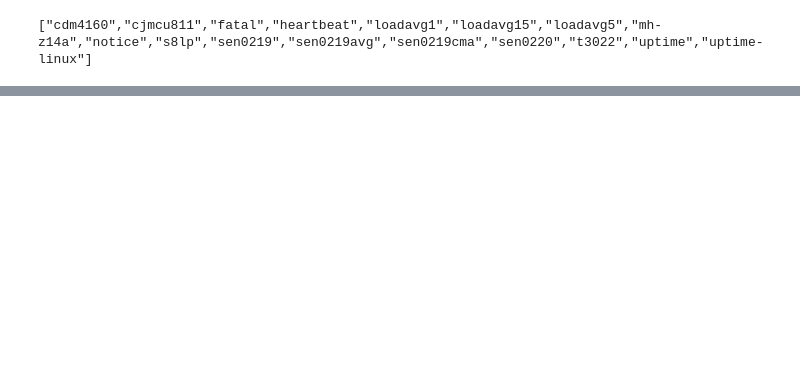
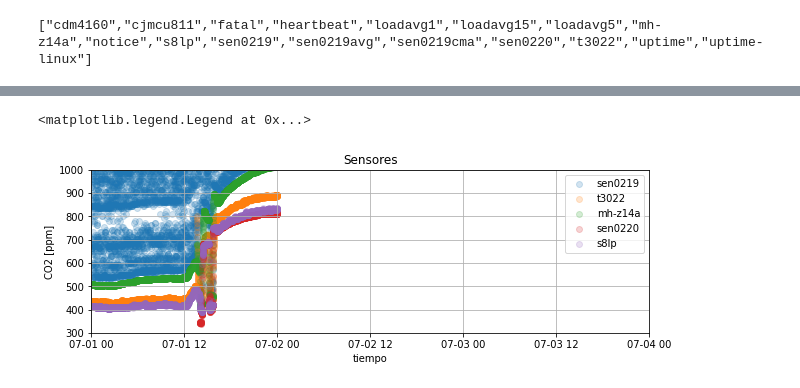
Before and after one commit to lata-mas/Monitor_co2_pistas_educativas, a Jupyter notebook: notebooks/001_descarga_guarda_ThingsBoard.ipynb, the cells around one changed output, grey strips where cells are left out. Cells and saved outputs as stored; diff of their text form; code cells hidden in the pictures; blank space fills up the shorter version.

```diff
--- a/notebooks/001_descarga_guarda_ThingsBoard.ipynb
+++ b/notebooks/001_descarga_guarda_ThingsBoard.ipynb
@@ -55,21 +46,24 @@ datos
 # %%
-sensores = ["cdm4160","cjmcu811","sen0219","t3022","mh-z14a","sen0220","s8lp"]
+sensores = ["sen0219","t3022","mh-z14a","sen0220","s8lp"]
 
 fig, ax = plt.subplots(figsize=(10,3))
 
-# fecha1 = parse("2021-06-22")
-# fecha2 = fecha1 + pd.Timedelta("1D")
-# ax.set_xlim(fecha1,fecha2)
+fecha1 = parse("2021-07-01")
+fecha2 = fecha1 + pd.Timedelta("3D")
+ax.set_xlim(fecha1,fecha2)
 
 ax.set_ylim(300,1000)
 ax.set_ylabel("CO2 [ppm]")
 ax.set_xlabel("tiempo")
 ax.set_title("Sensores")
 ax.grid()
 
 for sensor in sensores:
     ax.scatter(datos[sensor].index,datos[sensor],label=sensor,alpha=0.2)
 
 ax.legend()
+# %% [output]
+<matplotlib.legend.Legend at 0x...>
+[figure, added]
 # %%
 #ajustar fecha si es necesario
```
Also changed, not shown: parts of 3 cells of this notebook, 4 other files.
